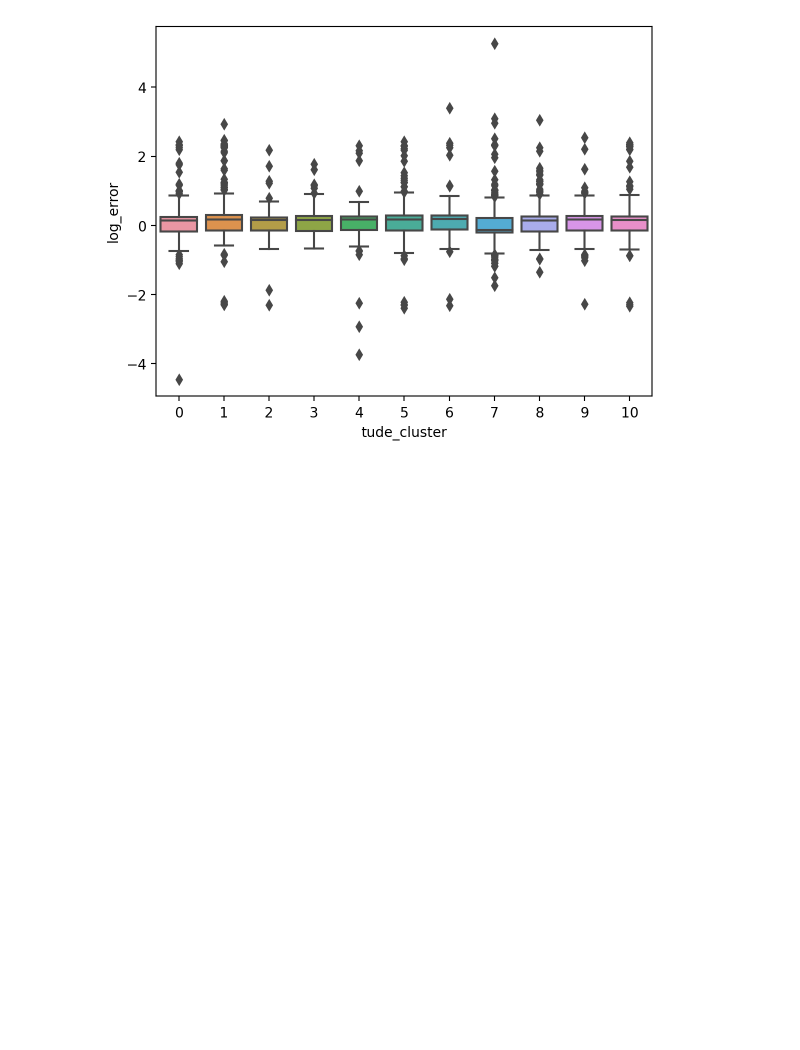
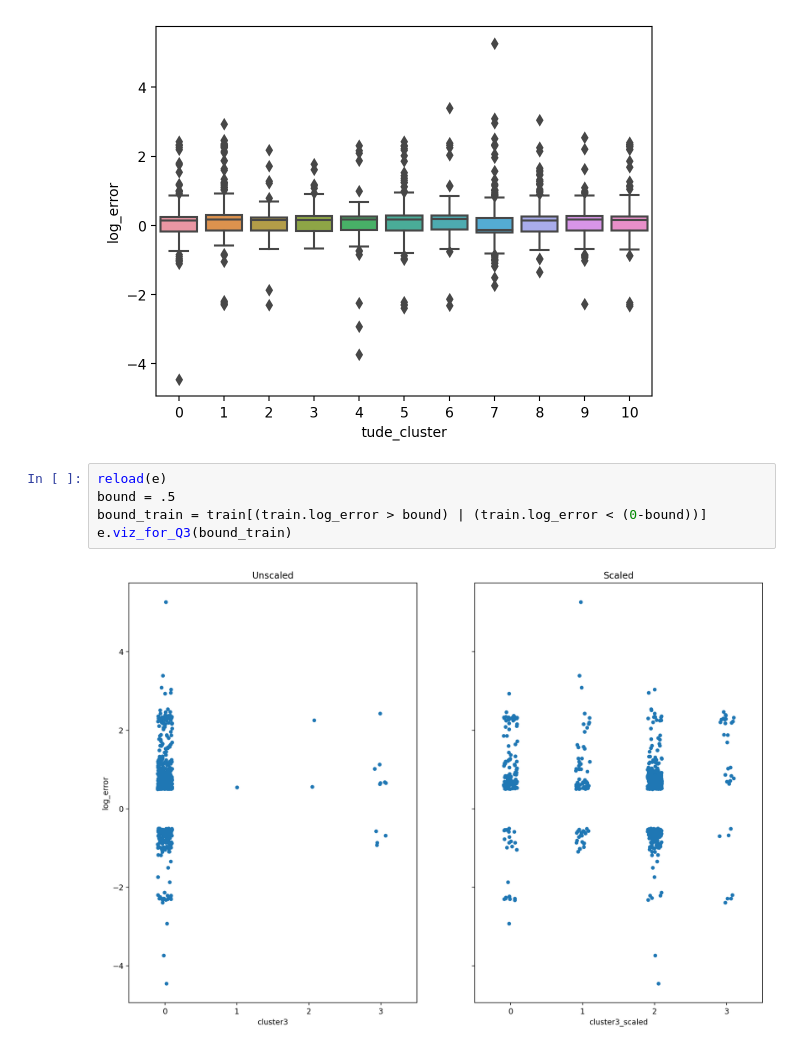
Before and after one commit to L-G-B-Team/clustering-project, a Jupyter notebook: woody_explore.ipynb, the cells around one changed output. Cells and saved outputs as stored; diff of their text form; blank space fills up the shorter version.

```diff
--- a/woody_explore.ipynb
+++ b/woody_explore.ipynb
@@ -46,3 +46,10 @@ df[df.outliers != 'in_range'].shape
 # %% [output]
 (9097, 35)
 [figure]
+# %%
+reload(e)
+bound = .5
+bound_train = train[(train.log_error > bound) | (train.log_error < (0-bound))]
+e.viz_for_Q3(bound_train)
+# %% [output]
+[figure, added]
```
Also changed, not shown: 2 other files.
